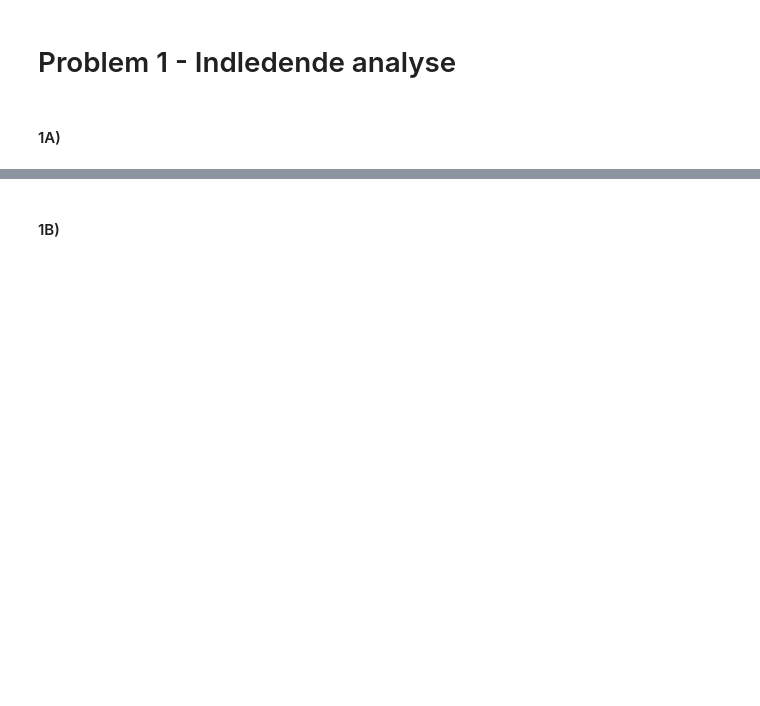
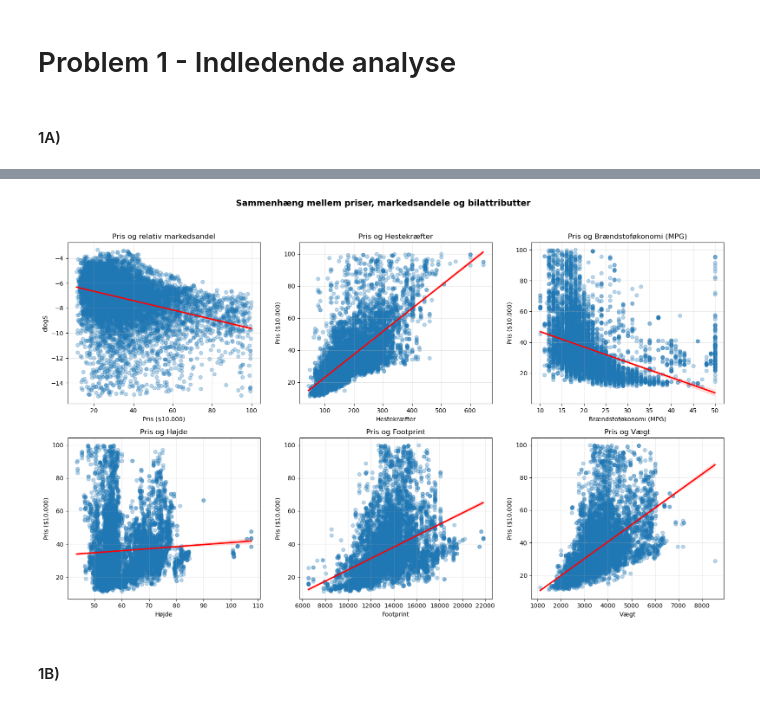
Before and after one commit to Nskoularsen/EconometricsA, a Jupyter notebook: 3_assignments/A3/Opgave/A3.ipynb, the cells around one changed output, grey strips where cells are left out. Drawn from its saved outputs; the diff is of its cells as text; code cells hidden in the pictures; blank space fills up the shorter version.

```diff
--- a/3_assignments/A3/Opgave/A3.ipynb
+++ b/3_assignments/A3/Opgave/A3.ipynb
@@ -52,3 +132,52 @@ plt.show()
+# %%
+physical_vars = ['hp', 'mpg', 'height', 'footprint', 'weight']
+titles = [
+    'Hestekræfter',
+    'Brændstoføkonomi (MPG)',
+    'Højde',
+    'Footprint',
+    'Vægt'
+]
+
+fig, axes = plt.subplots(2, 3, figsize=(16, 10))
+axes = axes.flatten()
+
+# 1. Markedsandel først
+sns.regplot(
+    data=df, x='price', y='dlogS', ax=axes[0],
+    scatter_kws={'alpha': 0.3},
+    line_kws={'color': 'red'}
+)
+
+axes[0].set_xlabel('Pris ($10.000)')
+axes[0].set_ylabel('dlogS')
+axes[0].set_title('Pris og relativ markedsandel')
+axes[0].grid(True, alpha=0.3)
+
+# 2-6. Fysiske attributter
+for i, var in enumerate(physical_vars):
+    ax = axes[i + 1]
+
+    sns.regplot(
+        data=df, x=var, y='price', ax=ax,
+        scatter_kws={'alpha': 0.3},
+        line_kws={'color': 'red'}
+    )
+
+    ax.set_xlabel(titles[i])
+    ax.set_ylabel('Pris ($10.000)')
+    ax.set_title(f'Pris og {titles[i]}')
+    ax.grid(True, alpha=0.3)
+
+fig.suptitle(
+    'Sammenhæng mellem priser, markedsandele og bilattributter',
+    fontsize=14, fontweight='bold'
+)
+
+plt.tight_layout(rect=[0, 0, 1, 0.95])
+plt.show()
+# %% [output]
+[figure, added]
 # %% [markdown]
 #### 1B)
 # %%
```
Also changed, not shown: parts of 5 cells of this notebook, 1 other file.
